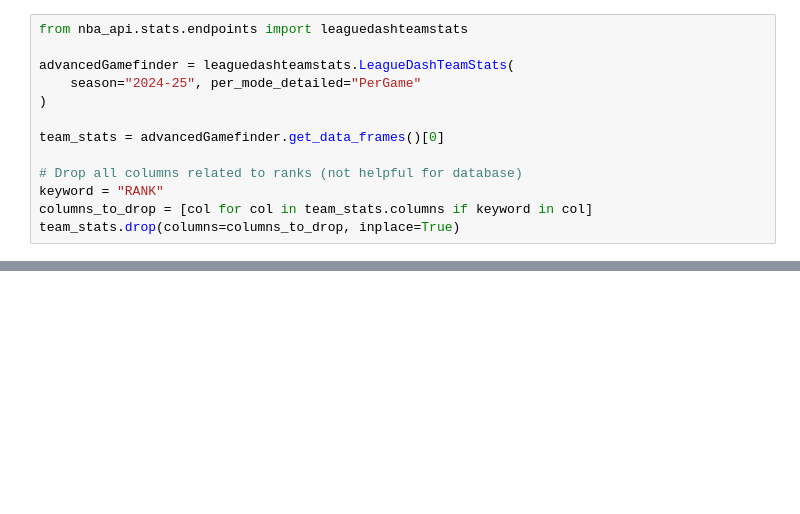
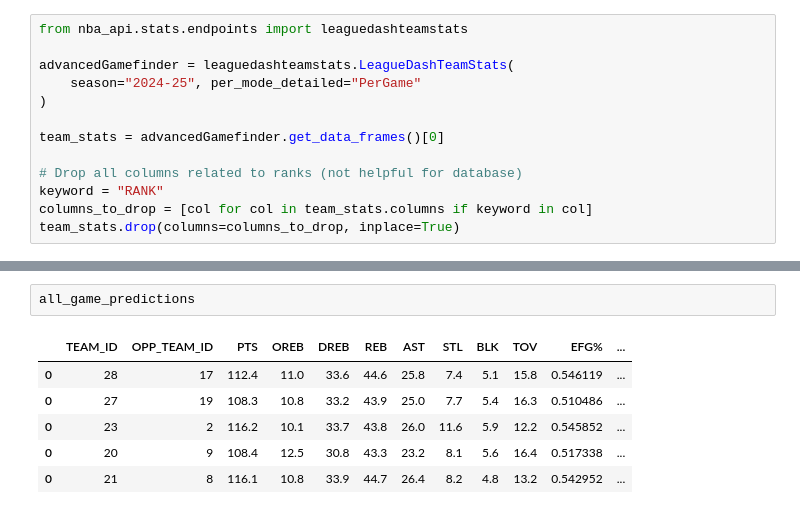
Before and after one commit to AnnambhotlaK/nba_game_predictor, a Jupyter notebook: nba_game_predictor.ipynb, the cells around one changed output, grey strips where cells are left out. Cells and saved outputs as stored; diff of their text form; blank space fills up the shorter version.

Commit message:
Finished basic prediction maker
Code still needs to be cleaned and explained

```diff
--- a/nba_game_predictor.ipynb
+++ b/nba_game_predictor.ipynb
@@ -495,0 +510,9 @@ Away Team: Heat
+# %%
+all_game_predictions
+# %% [output]
+|  | TEAM_ID | OPP_TEAM_ID | PTS | OREB | DREB | REB | AST | STL | BLK | TOV | EFG% | ... |
+| 0 | 28 | 17 | 112.4 | 11.0 | 33.6 | 44.6 | 25.8 | 7.4 | 5.1 | 15.8 | 0.546119 | ... |
+| 0 | 27 | 19 | 108.3 | 10.8 | 33.2 | 43.9 | 25.0 | 7.7 | 5.4 | 16.3 | 0.510486 | ... |
+| 0 | 23 | 2 | 116.2 | 10.1 | 33.7 | 43.8 | 26.0 | 11.6 | 5.9 | 12.2 | 0.545852 | ... |
+| 0 | 20 | 9 | 108.4 | 12.5 | 30.8 | 43.3 | 23.2 | 8.1 | 5.6 | 16.4 | 0.517338 | ... |
+| 0 | 21 | 8 | 116.1 | 10.8 | 33.9 | 44.7 | 26.4 | 8.2 | 4.8 | 13.2 | 0.542952 | ... |
```
Also changed, not shown: parts of 10 cells of this notebook.
